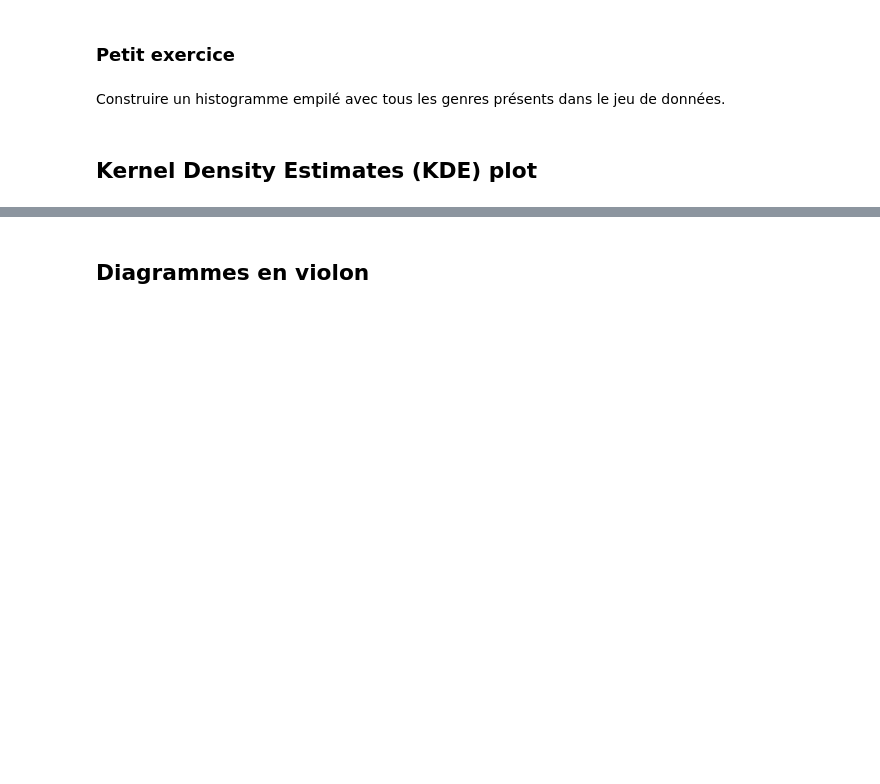
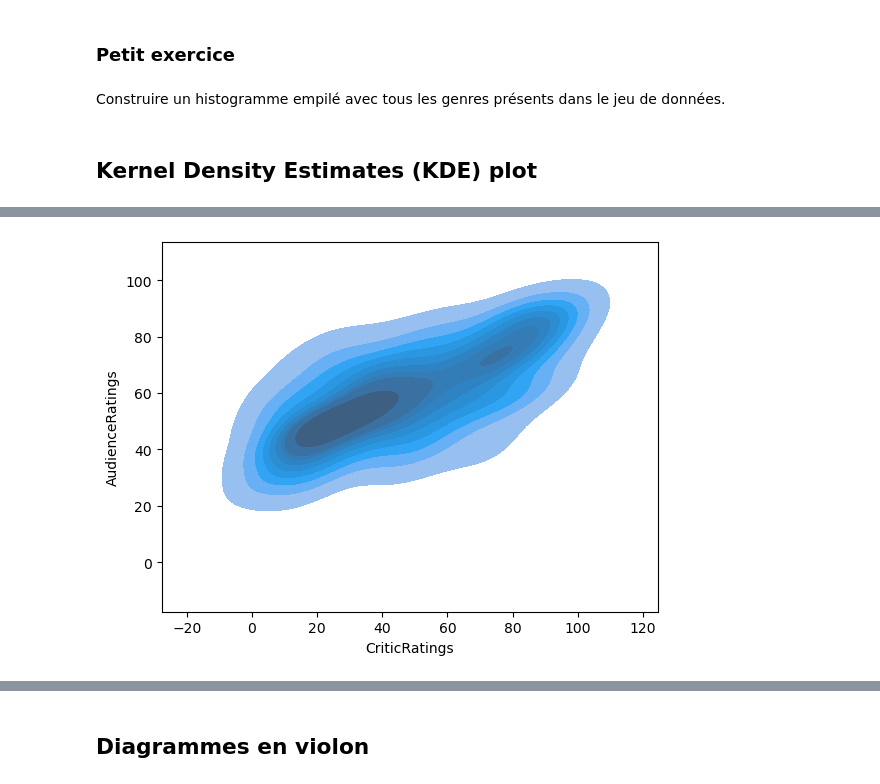
Before and after one commit to louiskuhn/IA-P3-Euskadi, a Jupyter notebook: Ressources/Python/2. Visualisation graphique/5. VisualisationGraphique_Seaborn.ipynb, the cells around one changed output, grey strips where cells are left out. Cells and saved outputs as stored; diff of their text form; code cells hidden in the pictures; blank space fills up the shorter version.

```diff
--- a/Ressources/Python/2. Visualisation graphique/5. VisualisationGraphique_Seaborn.ipynb
+++ b/Ressources/Python/2. Visualisation graphique/5. VisualisationGraphique_Seaborn.ipynb
@@ -167,2 +277,4 @@ plt.show()
 # %%
-vis5 = sns.kdeplot(movies.CriticRatings, movies.AudienceRatings)
+vis5 = sns.kdeplot(x=movies.CriticRatings, y=movies.AudienceRatings, fill = True)
+# %% [output]
+[figure, added]
```
Also changed, not shown: parts of 40 cells of this notebook, 9 other files.
